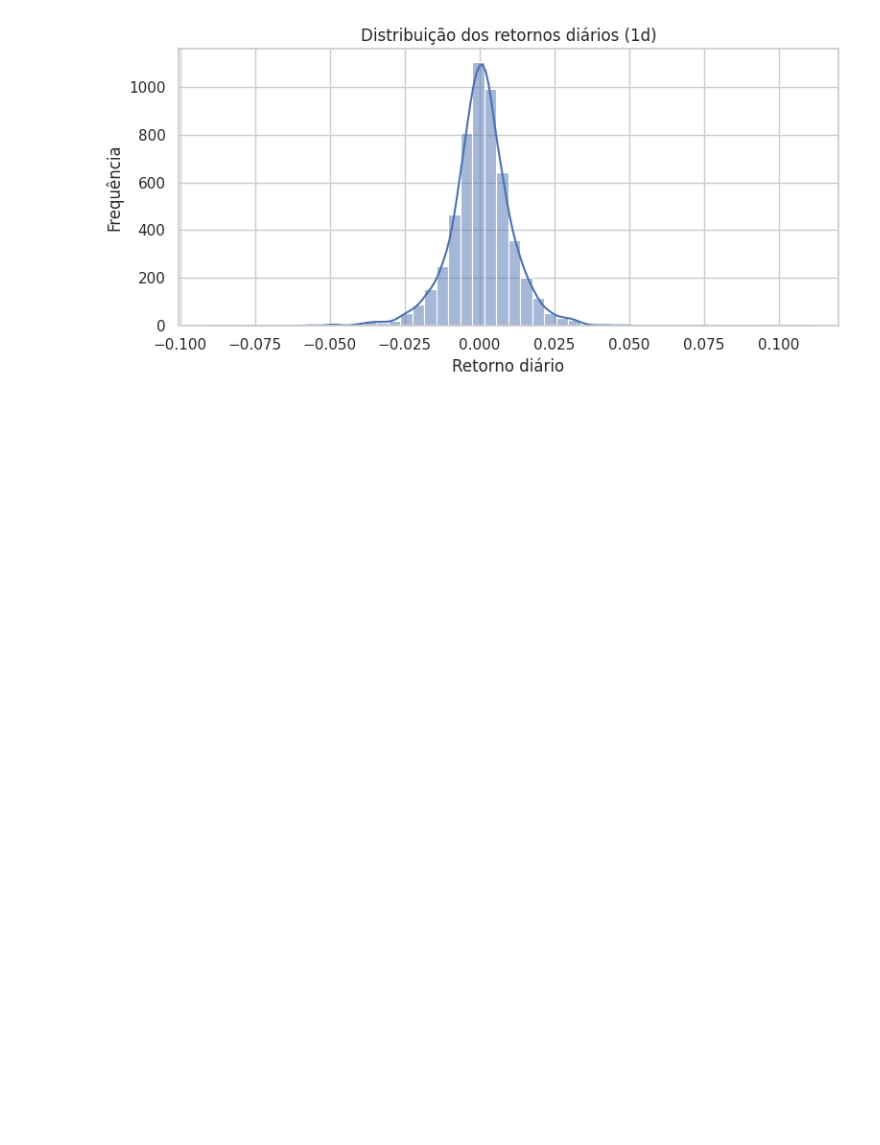
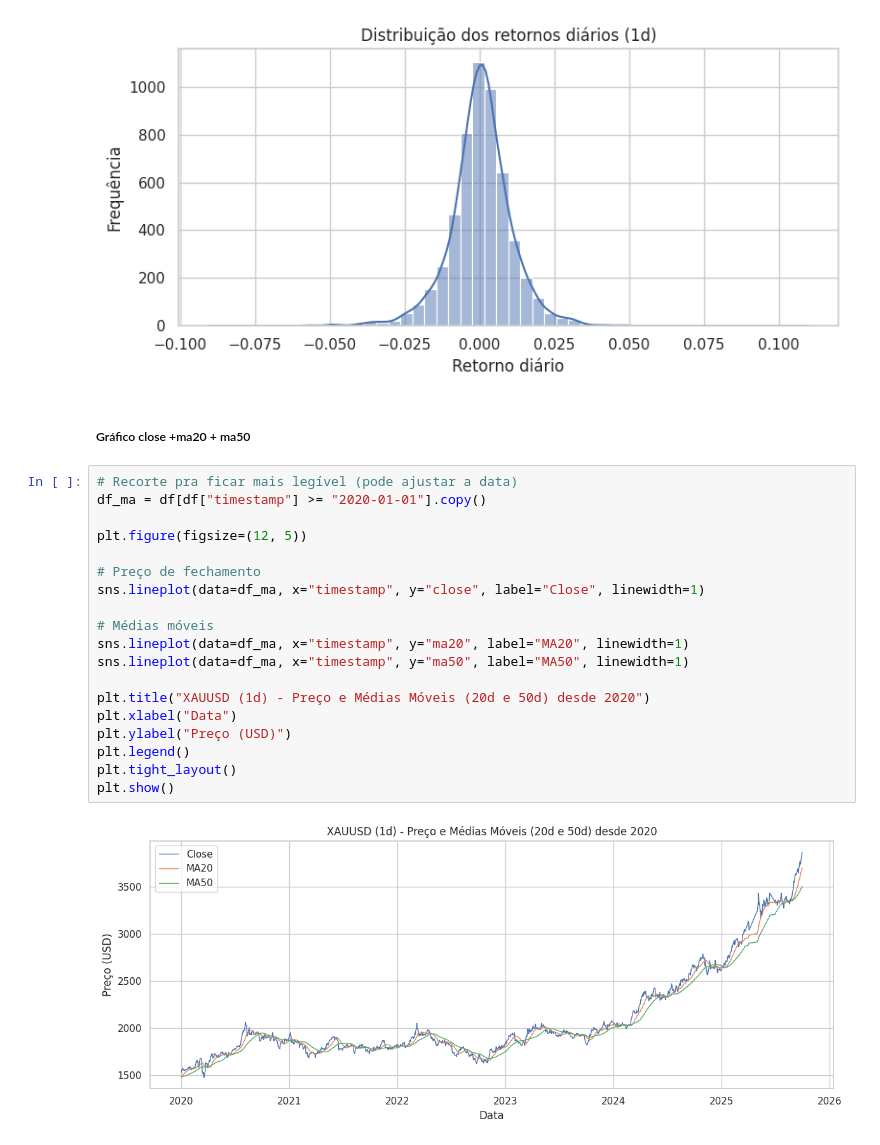
Before and after one commit to AugustoCesar1001/xau_usd_streamlit, a Jupyter notebook: documents/notebooks/04_gold_features.ipynb, the cells around one changed output. Cells and saved outputs as stored; diff of their text form; blank space fills up the shorter version.

```diff
--- a/documents/notebooks/04_gold_features.ipynb
+++ b/documents/notebooks/04_gold_features.ipynb
@@ -172,3 +172,26 @@ plt.tight_layout()
 plt.show()
 # %% [output]
 [figure]
+# %% [markdown]
+##### Gráfico close +ma20 + ma50
+# %%
+# Recorte pra ficar mais legível (pode ajustar a data)
+df_ma = df[df["timestamp"] >= "2020-01-01"].copy()
+
+plt.figure(figsize=(12, 5))
+
+# Preço de fechamento
+sns.lineplot(data=df_ma, x="timestamp", y="close", label="Close", linewidth=1)
+
+# Médias móveis
+sns.lineplot(data=df_ma, x="timestamp", y="ma20", label="MA20", linewidth=1)
+sns.lineplot(data=df_ma, x="timestamp", y="ma50", label="MA50", linewidth=1)
+
+plt.title("XAUUSD (1d) - Preço e Médias Móveis (20d e 50d) desde 2020")
+plt.xlabel("Data")
+plt.ylabel("Preço (USD)")
+plt.legend()
+plt.tight_layout()
+plt.show()
+# %% [output]
+[figure, added]
```
